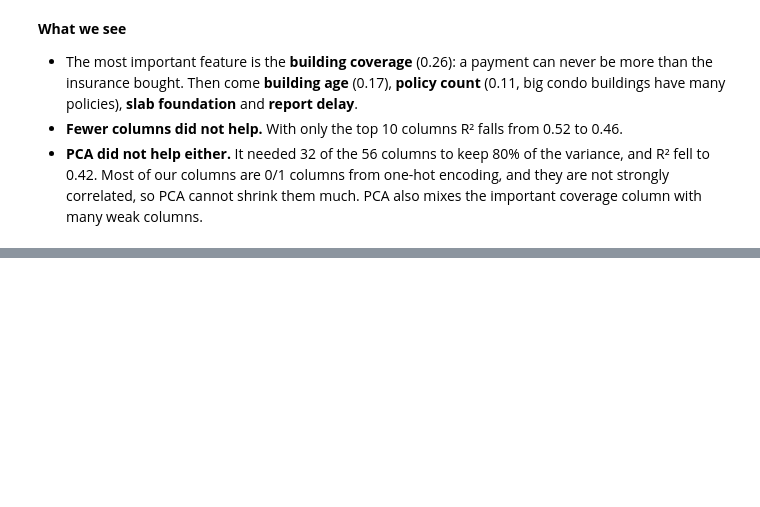
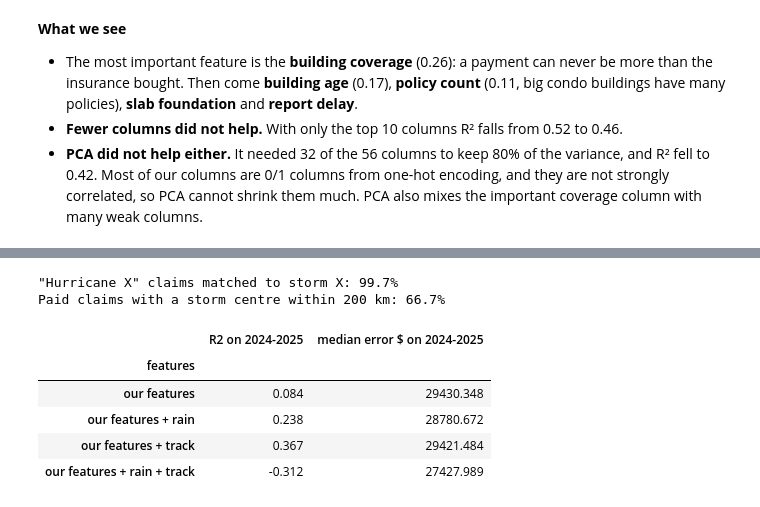
Before and after one commit to VenkatRepaka/nfip_claims_project, a Jupyter notebook: student_notebooks/02_RQ1_payment_amount.ipynb, the cells around one changed output, grey strips where cells are left out. Cells and saved outputs as stored; diff of their text form; code cells hidden in the pictures; blank space fills up the shorter version.

```diff
--- a/student_notebooks/02_RQ1_payment_amount.ipynb
+++ b/student_notebooks/02_RQ1_payment_amount.ipynb
@@ -319,0 +436,32 @@ PCA components kept: [np.int64(32), np.int64(32), np.int64(32), np.int64(32), np
+# %%
+track = pd.read_parquet('data/track_features.parquet')
+TRACK_FEATURES = [col for col in track.columns if col.startswith('trk_') and col != 'trk_storm']
+track_cols = df[['id']].merge(track, on='id', how='left').set_index(df.index)
+X_track = pd.concat([X, track_cols.loc[paid, TRACK_FEATURES]], axis=1)
+X_both = pd.concat([X_rain, track_cols.loc[paid, TRACK_FEATURES]], axis=1)
+
+# Check: is the storm we found the storm named in the claim?
+named = df.loc[paid, 'floodEvent'].str.startswith('Hurricane', na=False)
+same = [isinstance(s, str) and s.lower() in e.lower()
+        for s, e in zip(track_cols.loc[paid, 'trk_storm'][named], df.loc[paid, 'floodEvent'][named])]
+print(f'"Hurricane X" claims matched to storm X: {np.mean(same):.1%}')
+print(f'Paid claims with a storm centre within 200 km: {(track_cols.loc[paid, "trk_dist_km"] <= 200).mean():.1%}')
+# %% [output]
+"Hurricane X" claims matched to storm X: 99.7%
+Paid claims with a storm centre within 200 km: 66.7%
+# %%
+# Same gradient boosting model, train 2020-2023, test 2024-2025
+track_rows = []
+for name, data in [('our features', X), ('our features + rain', X_rain), ('our features + track', X_track),
+                   ('our features + rain + track', X_both)]:
+    p = fit_predict('Gradient boosting', data[train], y[train], data[test])
+    track_rows.append({'features': name, 'R2 on 2024-2025': r2_score(y[test], p),
+                       'median error $ on 2024-2025': np.median(np.abs(y[test] - p))})
+pd.DataFrame(track_rows).set_index('features').round(3)
+# %% [output]
+|  | R2 on 2024-2025 | median error $ on 2024-2025 |
+| features |  |  |
+| our features | 0.084 | 29430.348 |
+| our features + rain | 0.238 | 28780.672 |
+| our features + track | 0.367 | 29421.484 |
+| our features + rain + track | -0.312 | 27427.989 |
```
Also changed, not shown: parts of 11 cells of this notebook, 11 other files.
